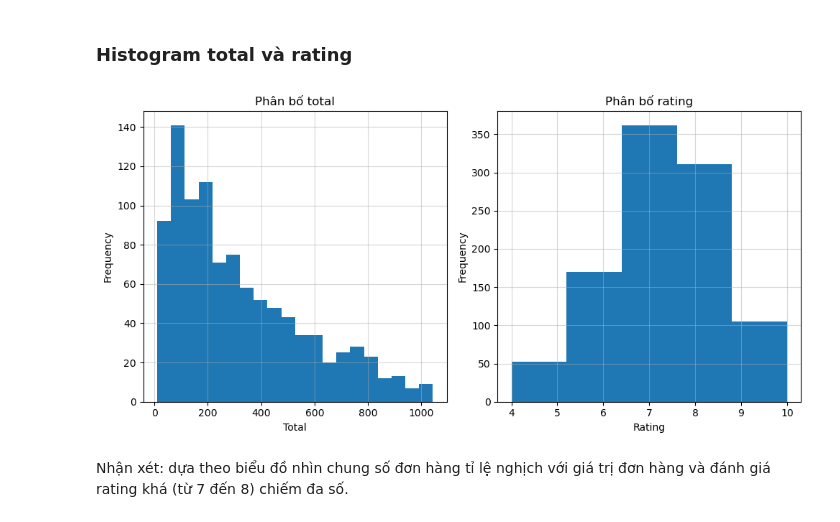
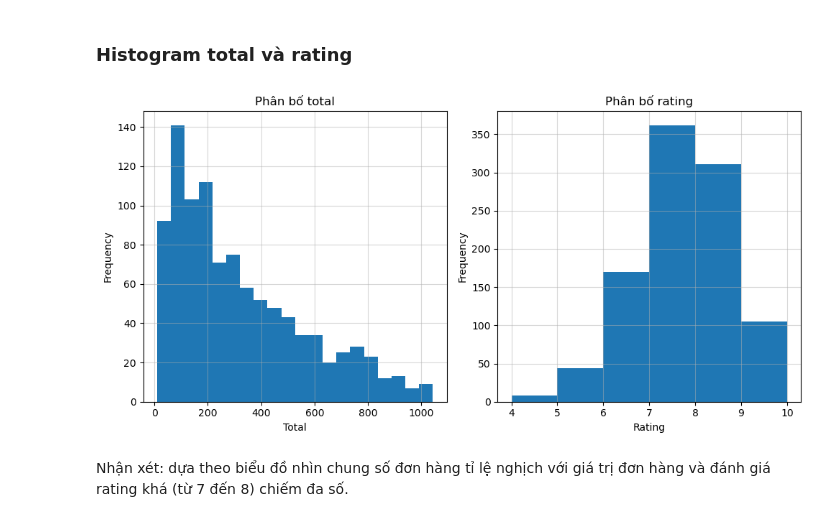
Before and after one commit to Tynab/Matplotlib-Advanced, a Jupyter notebook: DA08_BaiTap123_An.ipynb, the cells around one changed output. Saved outputs shown, nothing was run; the diff lists cells and outputs as text; code cells hidden in the pictures.

```diff
--- a/DA08_BaiTap123_An.ipynb
+++ b/DA08_BaiTap123_An.ipynb
@@ -108,28 +108,28 @@ Nhận xét: dựa theo biểu đồ nhìn chung số đơn hàng của nữ mua
 # %%
 # Set size
 fig, (ax1, ax2) = plt.subplots(1, 2, figsize=(10, 5))
 
 # Plot histogram chart of total
 ax1.hist(total, bins=20)
 ax1.set_xlabel(CN_TT)
 ax1.set_ylabel('Frequency')
 ax1.set_title(f'Phân bố {CN_TT.lower()}')
 ax1.grid(alpha=0.5)
 
 # Plot histogram chart of rating
-ax2.hist(rating, bins=5)
+ax2.hist(rating, bins=6)
 ax2.set_xlabel(CN_RT)
 ax2.set_ylabel('Frequency')
 ax2.set_title(f'Phân bố {CN_RT.lower()}')
 ax2.grid(alpha=0.5)
 
 # Fit all element
 plt.tight_layout()
 
 # Display the plot
 plt.show()
 # %% [output]
-[figure, old version]
+[figure, new version]
 # %% [markdown]
 Nhận xét: dựa theo biểu đồ nhìn chung số đơn hàng tỉ lệ nghịch với giá trị đơn hàng và đánh giá rating khá (từ 7 đến 8) chiếm đa số.
 # %% [markdown]
```
Also changed, not shown: parts of 3 cells of this notebook.
